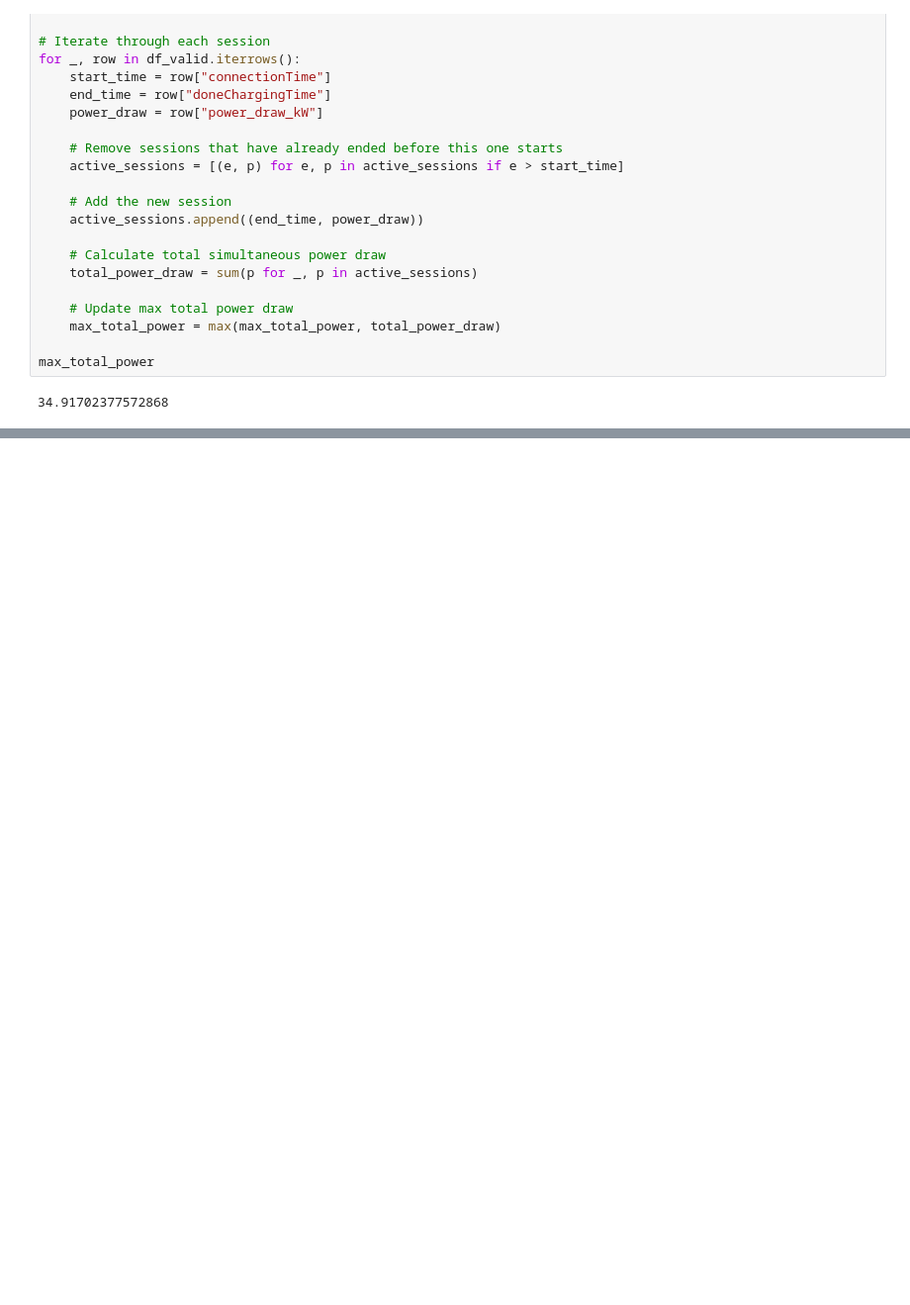
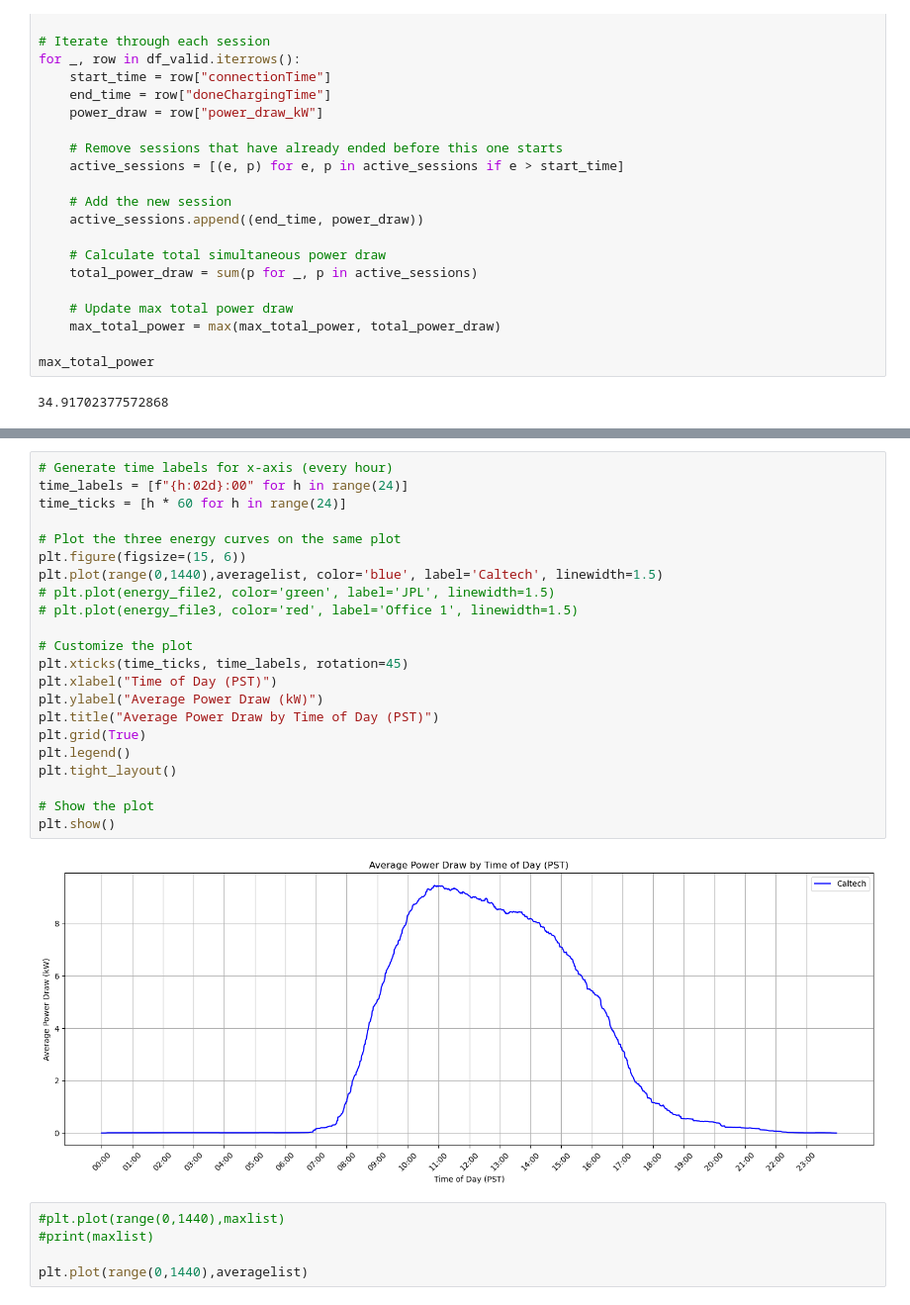
Before and after one commit to ThijsD-02/Machine-Learning-AI-Assignment-ME44312, a Jupyter notebook: average and max power draw.ipynb, the cells around one changed output, grey strips where cells are left out. Shown at 99% size. Saved outputs shown, nothing was run; the diff lists cells and outputs as text; blank space fills up the shorter version.

```diff
--- a/average and max power draw.ipynb
+++ b/average and max power draw.ipynb
@@ -411,0 +498,29 @@ max_total_power
+# %%
+# Generate time labels for x-axis (every hour)
+time_labels = [f"{h:02d}:00" for h in range(24)]
+time_ticks = [h * 60 for h in range(24)]
+
+# Plot the three energy curves on the same plot
+plt.figure(figsize=(15, 6))
+plt.plot(range(0,1440),averagelist, color='blue', label='Caltech', linewidth=1.5)
+# plt.plot(energy_file2, color='green', label='JPL', linewidth=1.5)
+# plt.plot(energy_file3, color='red', label='Office 1', linewidth=1.5)
+
+# Customize the plot
+plt.xticks(time_ticks, time_labels, rotation=45)
+plt.xlabel("Time of Day (PST)")
+plt.ylabel("Average Power Draw (kW)")
+plt.title("Average Power Draw by Time of Day (PST)")
+plt.grid(True)
+plt.legend()
+plt.tight_layout()
+
+# Show the plot
+plt.show()
+# %% [output]
+[figure, added]
+# %%
+#plt.plot(range(0,1440),maxlist)
+#print(maxlist)
+
+plt.plot(range(0,1440),averagelist)
```
Also changed, not shown: parts of 6 cells of this notebook, 1 other file.
